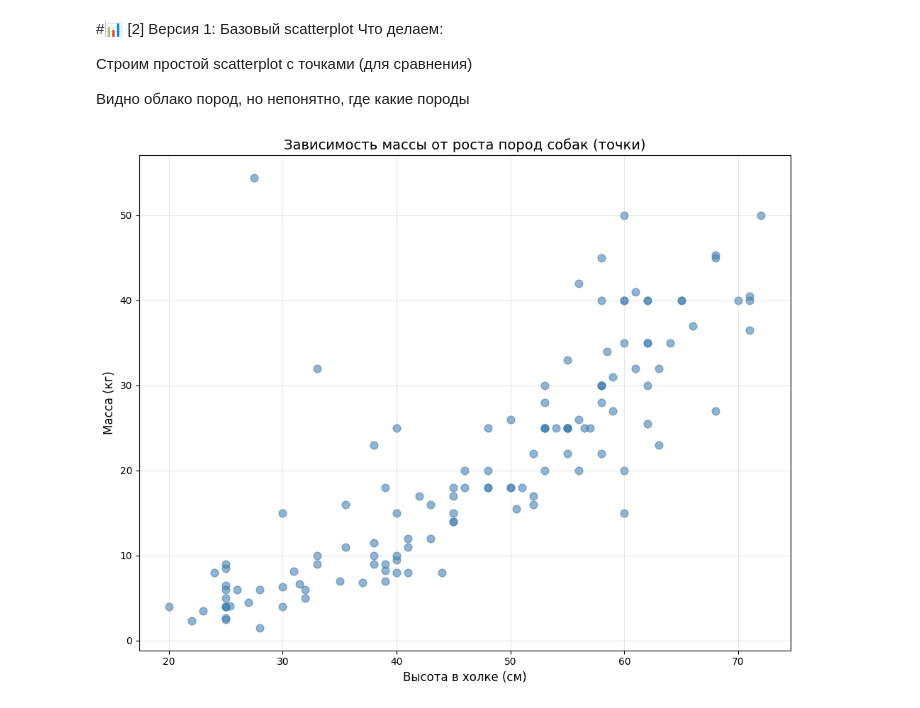
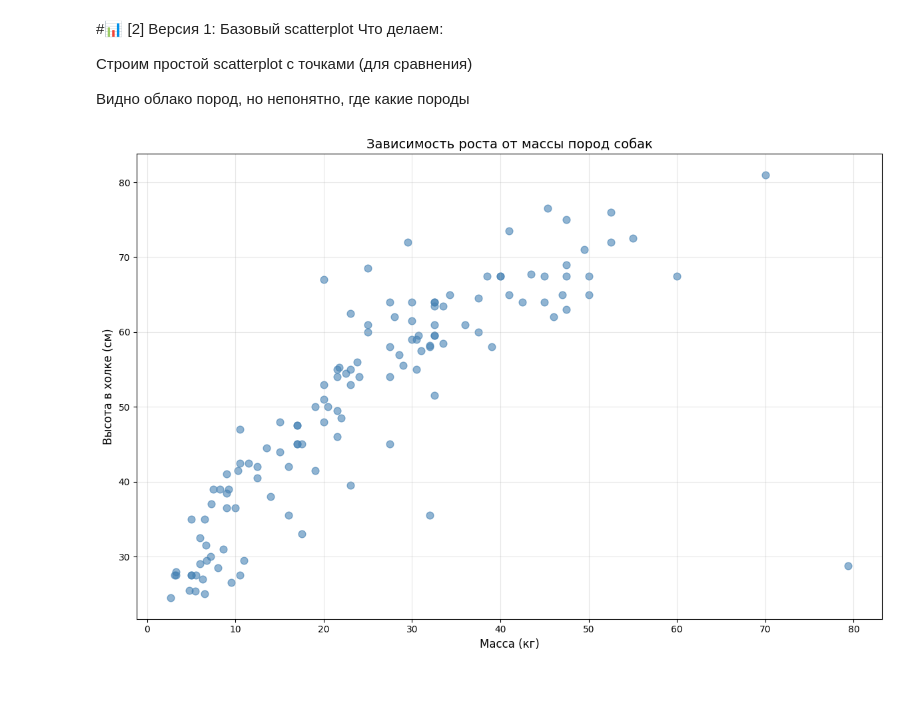
Before and after one commit to KiselevaStacy/python-ai--, a Jupyter notebook: notebooks/week3_dogs_scatter_height_mass.ipynb, the cells around one changed output. Drawn from its saved outputs; the diff is of its cells as text; code cells hidden in the pictures.

```diff
--- a/notebooks/week3_dogs_scatter_height_mass.ipynb
+++ b/notebooks/week3_dogs_scatter_height_mass.ipynb
@@ -135,22 +145,24 @@ if len(afghan) > 0:
 
 Видно облако пород, но непонятно, где какие породы
 # %%
-# Версия 1: Базовый scatterplot
+fig, ax = plt.subplots(figsize=(12, 8))
 
-fig, ax = plt.subplots(figsize=(10, 8))
+# Центры диапазонов для точек
+mass_center = (df_clean['mass_min'] + df_clean['mass_max']) / 2
+height_center = (df_clean['height_min'] + df_clean['height_max']) / 2
 
-ax.scatter(df_ranges_clean['height_min'], df_ranges_clean['mass_min'],
+ax.scatter(mass_center, height_center,
            c='steelblue', s=60, alpha=0.6)
 
-ax.set_xlabel('Высота в холке (см)', fontsize=12)
-ax.set_ylabel('Масса (кг)', fontsize=12)
-ax.set_title('Зависимость массы от роста пород собак (точки)', fontsize=14)
+ax.set_xlabel('Масса (кг)', fontsize=12)
+ax.set_ylabel('Высота в холке (см)', fontsize=12)
+ax.set_title('Зависимость роста от массы пород собак', fontsize=14)
 ax.grid(True, alpha=0.3)
 
 plt.tight_layout()
 plt.show()
 # %% [output]
-[figure, old version]
+[figure, new version]
 # %% [markdown]
 # 💬 Фидбек AI 1 (к версии 1)
 
```
Also changed, not shown: parts of 14 cells of this notebook.
